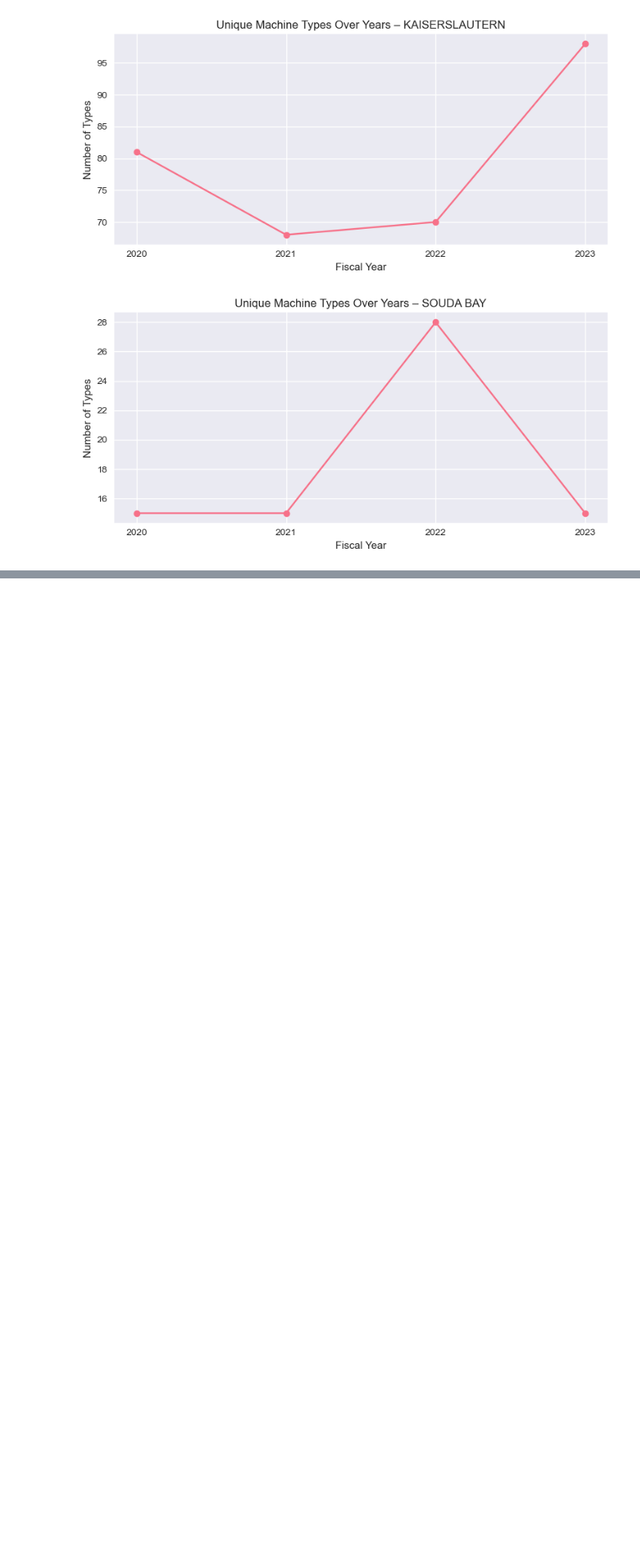
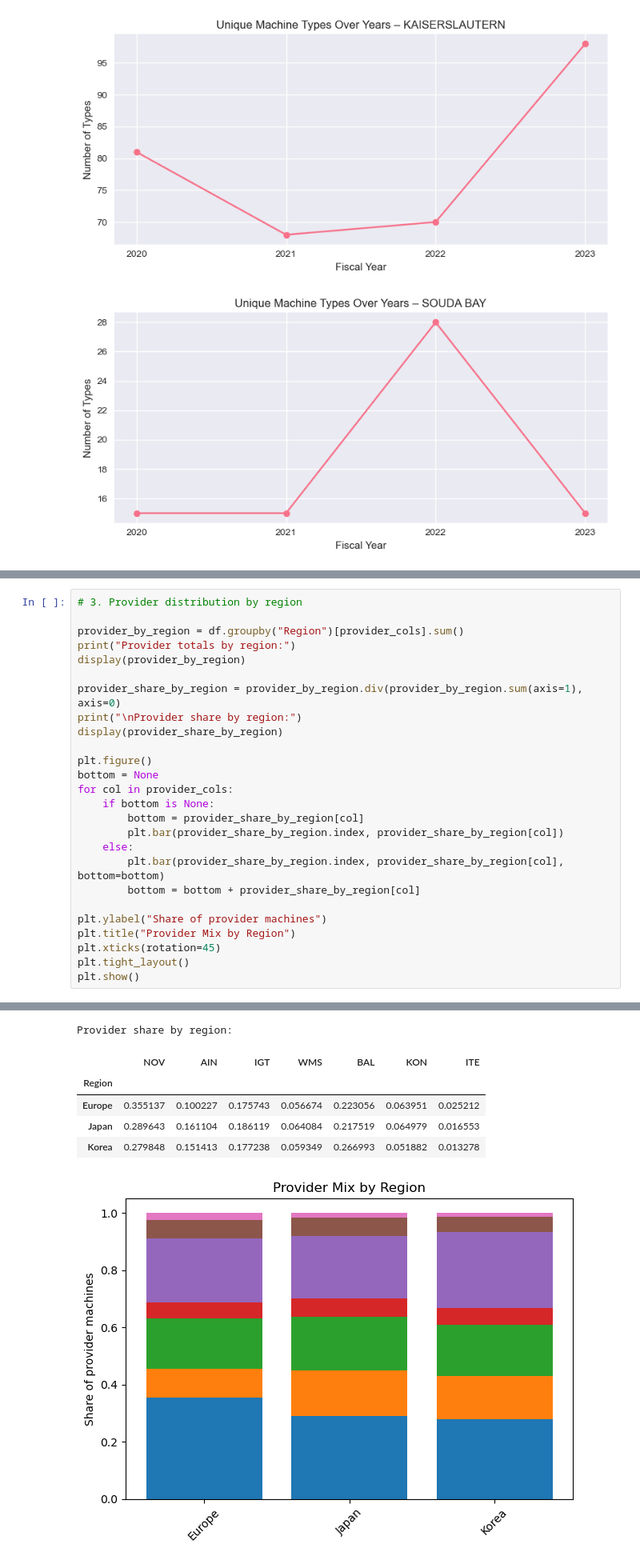
Before and after one commit to pinhaopan/muckrock-liberation, a Jupyter notebook: fa25-team-a/asset_reports.ipynb, the cells around one changed output, grey strips where cells are left out. Shown at 80% size. Drawn from its saved outputs; the diff is of its cells as text; blank space fills up the shorter version.

```diff
--- a/fa25-team-a/asset_reports.ipynb
+++ b/fa25-team-a/asset_reports.ipynb
@@ -522,0 +661,27 @@ plot_unique_types_per_base(ar4, "SOUDA BAY")
+# %%
+# 3. Provider distribution by region
+
+provider_by_region = df.groupby("Region")[provider_cols].sum()
+print("Provider totals by region:")
+display(provider_by_region)
+
+provider_share_by_region = provider_by_region.div(provider_by_region.sum(axis=1), axis=0)
+print("\nProvider share by region:")
+display(provider_share_by_region)
+
+plt.figure()
+bottom = None
+for col in provider_cols:
+    if bottom is None:
+        bottom = provider_share_by_region[col]
+        plt.bar(provider_share_by_region.index, provider_share_by_region[col])
+    else:
+        plt.bar(provider_share_by_region.index, provider_share_by_region[col], bottom=bottom)
+        bottom = bottom + provider_share_by_region[col]
+
+plt.ylabel("Share of provider machines")
+plt.title("Provider Mix by Region")
+plt.xticks(rotation=45)
+plt.tight_layout()
+plt.show()
+# %% [output]
@@ -522,0 +694,7 @@ plot_unique_types_per_base(ar4, "SOUDA BAY")
+Provider share by region:
+|  | NOV | AIN | IGT | WMS | BAL | KON | ITE |
+| Region |  |  |  |  |  |  |  |
+| Europe | 0.355137 | 0.100227 | 0.175743 | 0.056674 | 0.223056 | 0.063951 | 0.025212 |
+| Japan | 0.289643 | 0.161104 | 0.186119 | 0.064084 | 0.217519 | 0.064979 | 0.016553 |
+| Korea | 0.279848 | 0.151413 | 0.177238 | 0.059349 | 0.266993 | 0.051882 | 0.013278 |
+[figure, added]
```
Also changed, not shown: parts of 13 cells of this notebook.
